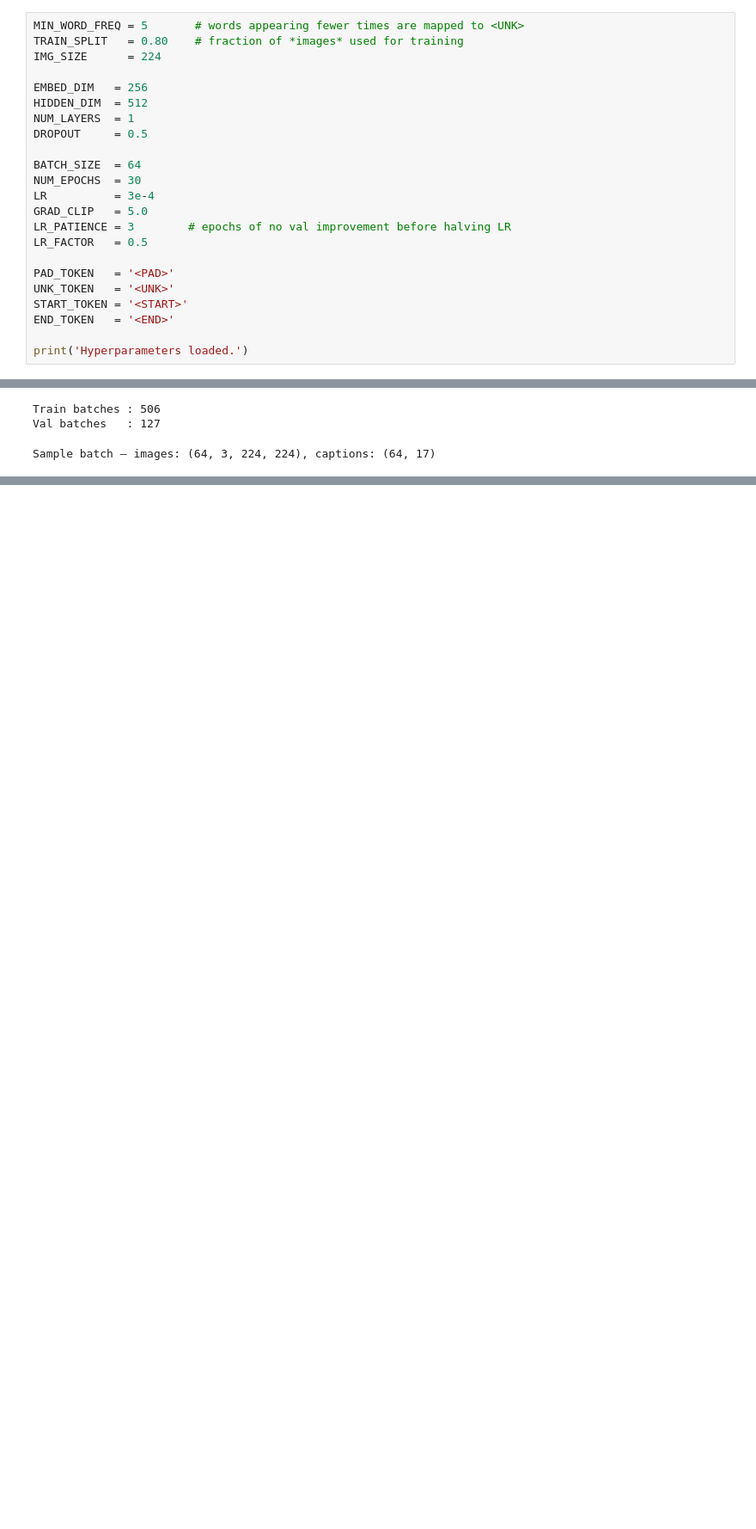
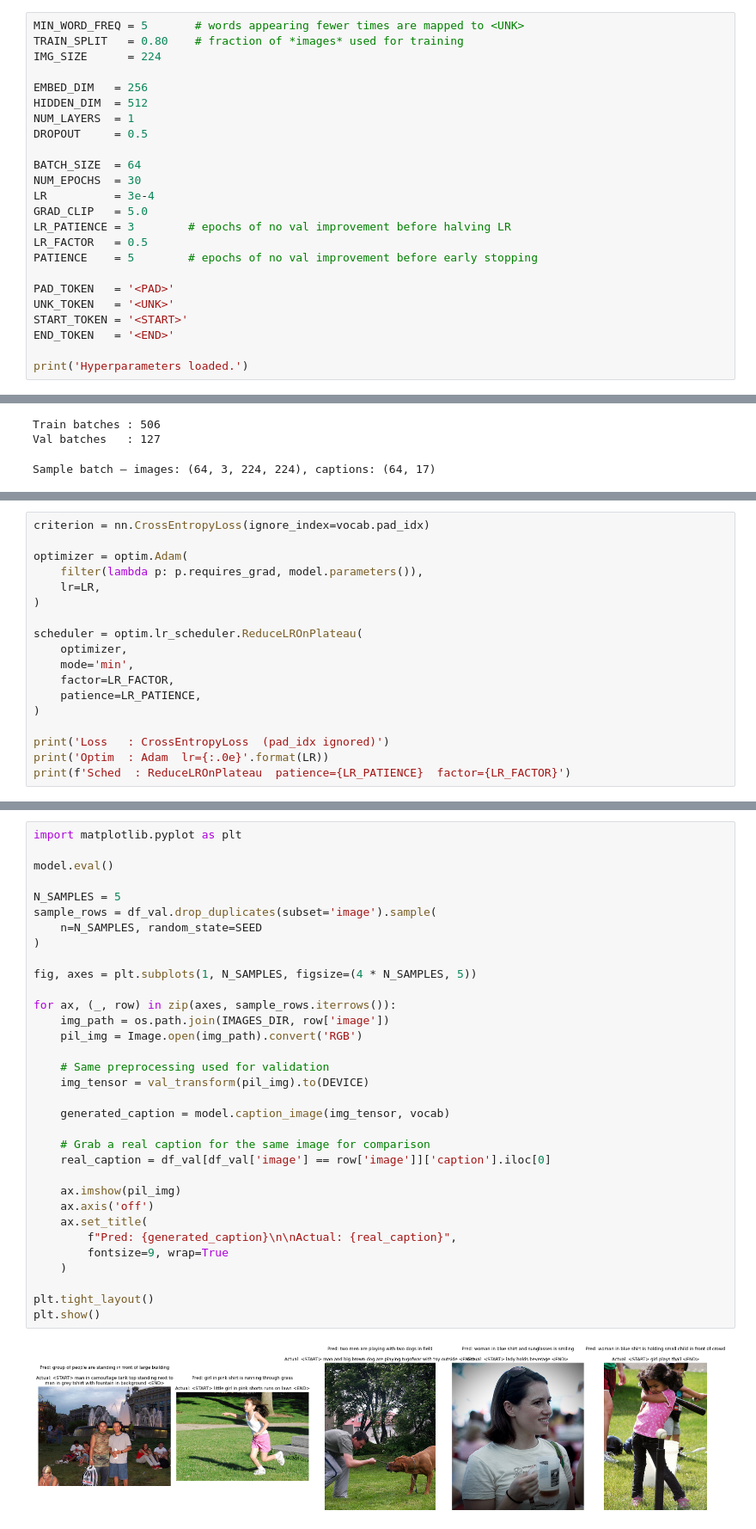
Before and after one commit to elene7144/Visual-Storyteller, a Jupyter notebook: data_and_training.ipynb, the cells around one changed output, grey strips where cells are left out. Shown at 86% size. Saved outputs shown, nothing was run; the diff lists cells and outputs as text; blank space fills up the shorter version.

Commit message:
Add model and training

```diff
--- a/data_and_training.ipynb
+++ b/data_and_training.ipynb
@@ -83,6 +85,7 @@ LR          = 3e-4
 GRAD_CLIP   = 5.0
 LR_PATIENCE = 3        # epochs of no val improvement before halving LR
 LR_FACTOR   = 0.5
+PATIENCE    = 5        # epochs of no val improvement before early stopping
 
 PAD_TOKEN   = '<PAD>'
 UNK_TOKEN   = '<UNK>'
@@ -393,0 +604,18 @@ Sample batch — images: (64, 3, 224, 224), captions: (64, 17)
+# %%
+criterion = nn.CrossEntropyLoss(ignore_index=vocab.pad_idx)
+
+optimizer = optim.Adam(
+    filter(lambda p: p.requires_grad, model.parameters()),
+    lr=LR,
+)
+
+scheduler = optim.lr_scheduler.ReduceLROnPlateau(
+    optimizer,
+    mode='min',
+    factor=LR_FACTOR,
+    patience=LR_PATIENCE,
+)
+
+print('Loss   : CrossEntropyLoss  (pad_idx ignored)')
+print('Optim  : Adam  lr={:.0e}'.format(LR))
+print(f'Sched  : ReduceLROnPlateau  patience={LR_PATIENCE}  factor={LR_FACTOR}')
@@ -393,0 +831,35 @@ Sample batch — images: (64, 3, 224, 224), captions: (64, 17)
+# %%
+import matplotlib.pyplot as plt
+
+model.eval()
+
+N_SAMPLES = 5
+sample_rows = df_val.drop_duplicates(subset='image').sample(
+    n=N_SAMPLES, random_state=SEED
+)
+
+fig, axes = plt.subplots(1, N_SAMPLES, figsize=(4 * N_SAMPLES, 5))
+
+for ax, (_, row) in zip(axes, sample_rows.iterrows()):
+    img_path = os.path.join(IMAGES_DIR, row['image'])
+    pil_img = Image.open(img_path).convert('RGB')
+
+    # Same preprocessing used for validation
+    img_tensor = val_transform(pil_img).to(DEVICE)
+
+    generated_caption = model.caption_image(img_tensor, vocab)
+
+    # Grab a real caption for the same image for comparison
+    real_caption = df_val[df_val['image'] == row['image']]['caption'].iloc[0]
+
+    ax.imshow(pil_img)
+    ax.axis('off')
+    ax.set_title(
+        f"Pred: {generated_caption}\n\nActual: {real_caption}",
+        fontsize=9, wrap=True
+    )
+
+plt.tight_layout()
+plt.show()
+# %% [output]
+[figure, added]
```
Also changed, not shown: parts of 14 cells of this notebook.
